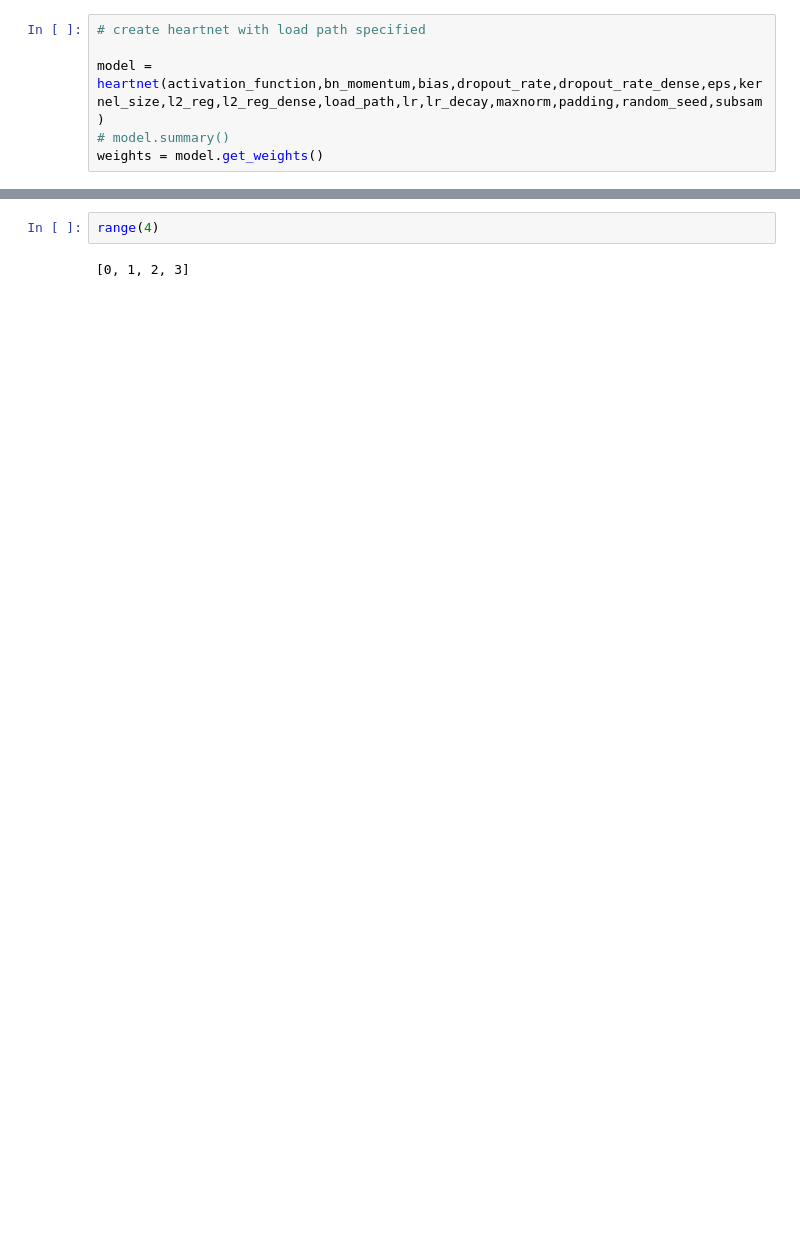
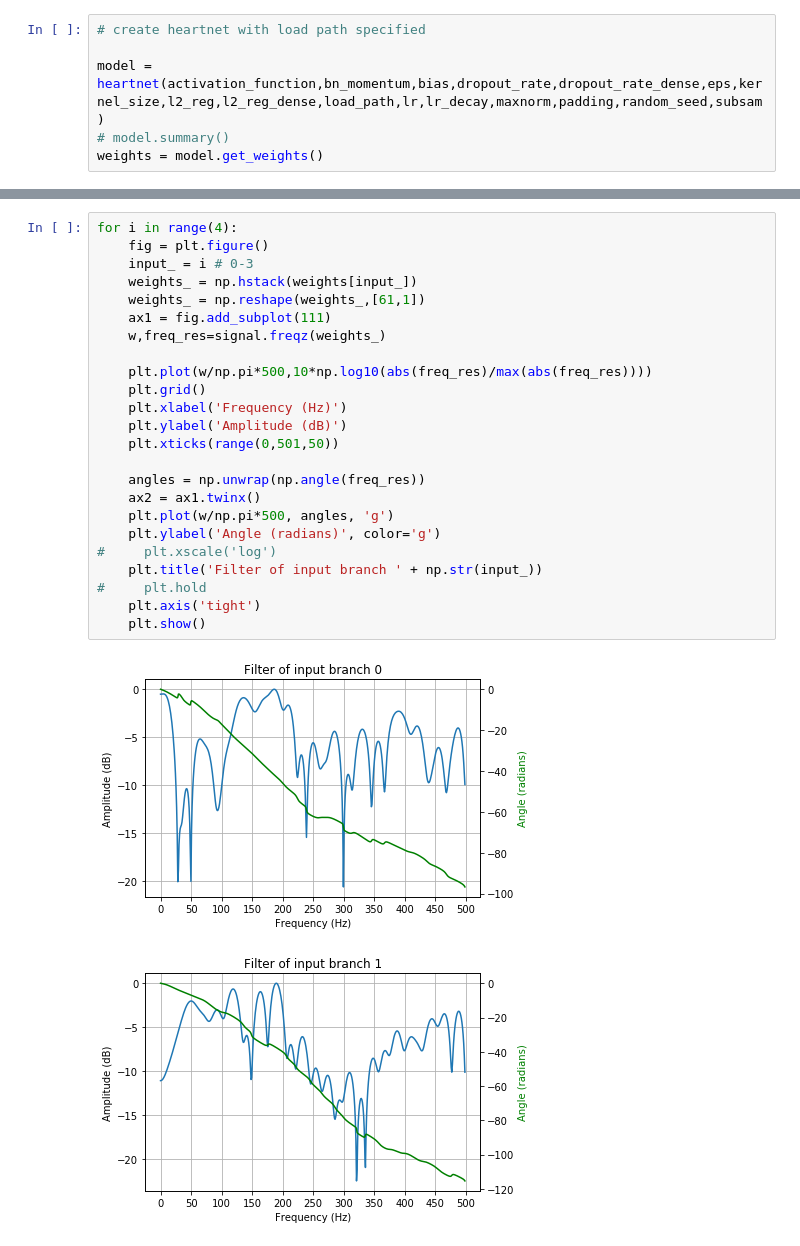
Before and after one commit to AhmedImtiazPrio/heartnet, a Jupyter notebook: codes/scipy impulse response test.ipynb, the cells around one changed output, grey strips where cells are left out. Drawn from its saved outputs; the diff is of its cells as text; blank space fills up the shorter version.

```diff
--- a/codes/scipy impulse response test.ipynb
+++ b/codes/scipy impulse response test.ipynb
@@ -64,4 +71,27 @@ for i in range(4):
-# %%
-range(4)
-# %% [output]
-[0, 1, 2, 3]
+# %%
+for i in range(4):
+    fig = plt.figure()
+    input_ = i # 0-3
+    weights_ = np.hstack(weights[input_])
+    weights_ = np.reshape(weights_,[61,1])
+    ax1 = fig.add_subplot(111)
+    w,freq_res=signal.freqz(weights_)
+
+    plt.plot(w/np.pi*500,10*np.log10(abs(freq_res)/max(abs(freq_res))))
+    plt.grid()
+    plt.xlabel('Frequency (Hz)')
+    plt.ylabel('Amplitude (dB)')
+    plt.xticks(range(0,501,50))
+
+    angles = np.unwrap(np.angle(freq_res))
+    ax2 = ax1.twinx()
+    plt.plot(w/np.pi*500, angles, 'g')
+    plt.ylabel('Angle (radians)', color='g')
+#     plt.xscale('log')
+    plt.title('Filter of input branch ' + np.str(input_))
+#     plt.hold
+    plt.axis('tight')
+    plt.show()
+# %% [output]
+[figure, added]
+[figure, added]
```
Also changed, not shown: parts of 5 cells of this notebook, 3 other files.
